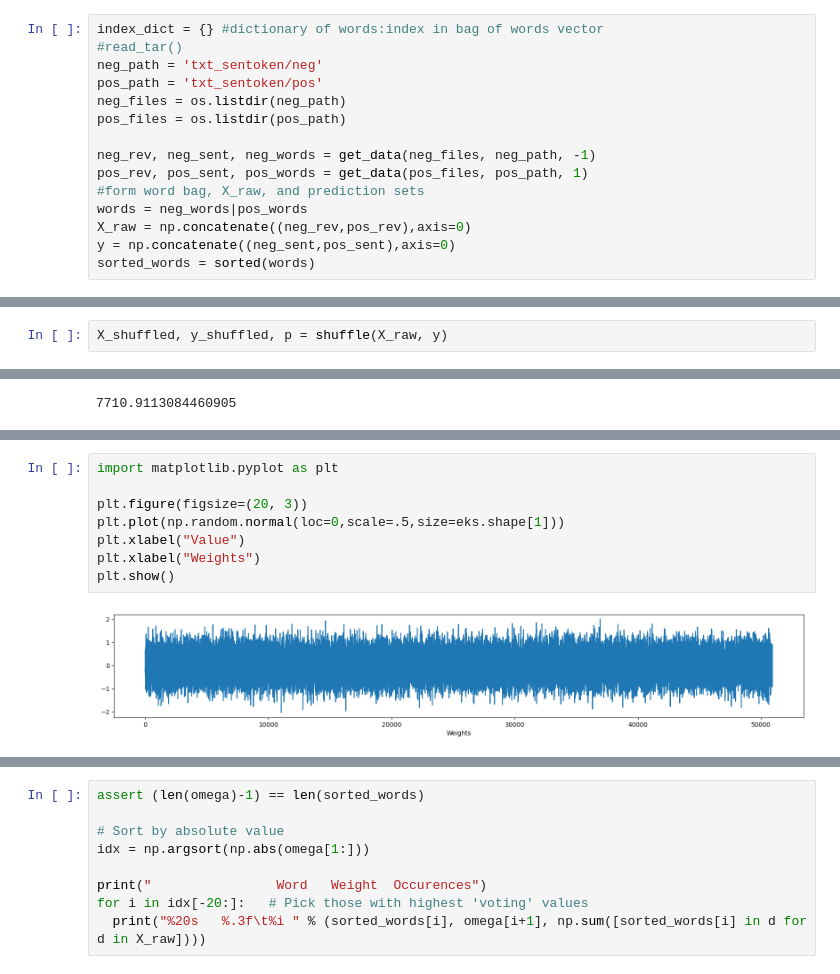
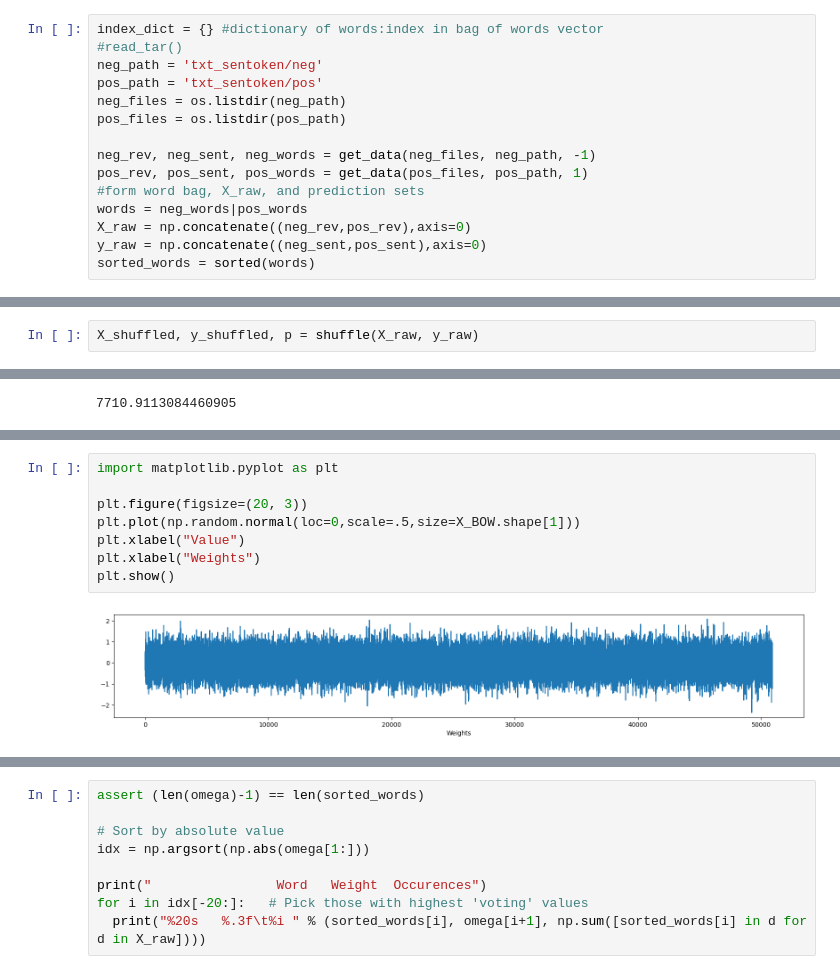
Before and after one commit to linkofchain/A1, a Jupyter notebook: A1.ipynb, the cells around one changed output, grey strips where cells are left out. Cells and saved outputs as stored; diff of their text form.

```diff
--- a/A1.ipynb
+++ b/A1.ipynb
@@ -49,7 +49,7 @@ pos_rev, pos_sent, pos_words = get_data(pos_files, pos_path, 1)
 #form word bag, X_raw, and prediction sets
 words = neg_words|pos_words
 X_raw = np.concatenate((neg_rev,pos_rev),axis=0)
-y = np.concatenate((neg_sent,pos_sent),axis=0)
+y_raw = np.concatenate((neg_sent,pos_sent),axis=0)
 sorted_words = sorted(words)
 # %%
 #shuffles both predictions and raw data with same permutation.
@@ -57,5 +57,5 @@ def shuffle(data, labels):
     p = np.random.permutation(len(data))
     return data[p], labels[p], p
 # %%
-X_shuffled, y_shuffled, p = shuffle(X_raw, y)
+X_shuffled, y_shuffled, p = shuffle(X_raw, y_raw)
 # %%
@@ -261,13 +263,13 @@ training_accuracy
 # %%
 import matplotlib.pyplot as plt
 
 plt.figure(figsize=(20, 3))
-plt.plot(np.random.normal(loc=0,scale=.5,size=eks.shape[1]))
+plt.plot(np.random.normal(loc=0,scale=.5,size=X_BOW.shape[1]))
 plt.xlabel("Value")
 plt.xlabel("Weights")
 plt.show()
 # %% [output]
-[figure, old version]
+[figure, new version]
 # %%
 plt.figure(figsize=(20, 3))
 plt.plot(classy.loss_history)
```
Also changed, not shown: parts of 9 cells of this notebook.
